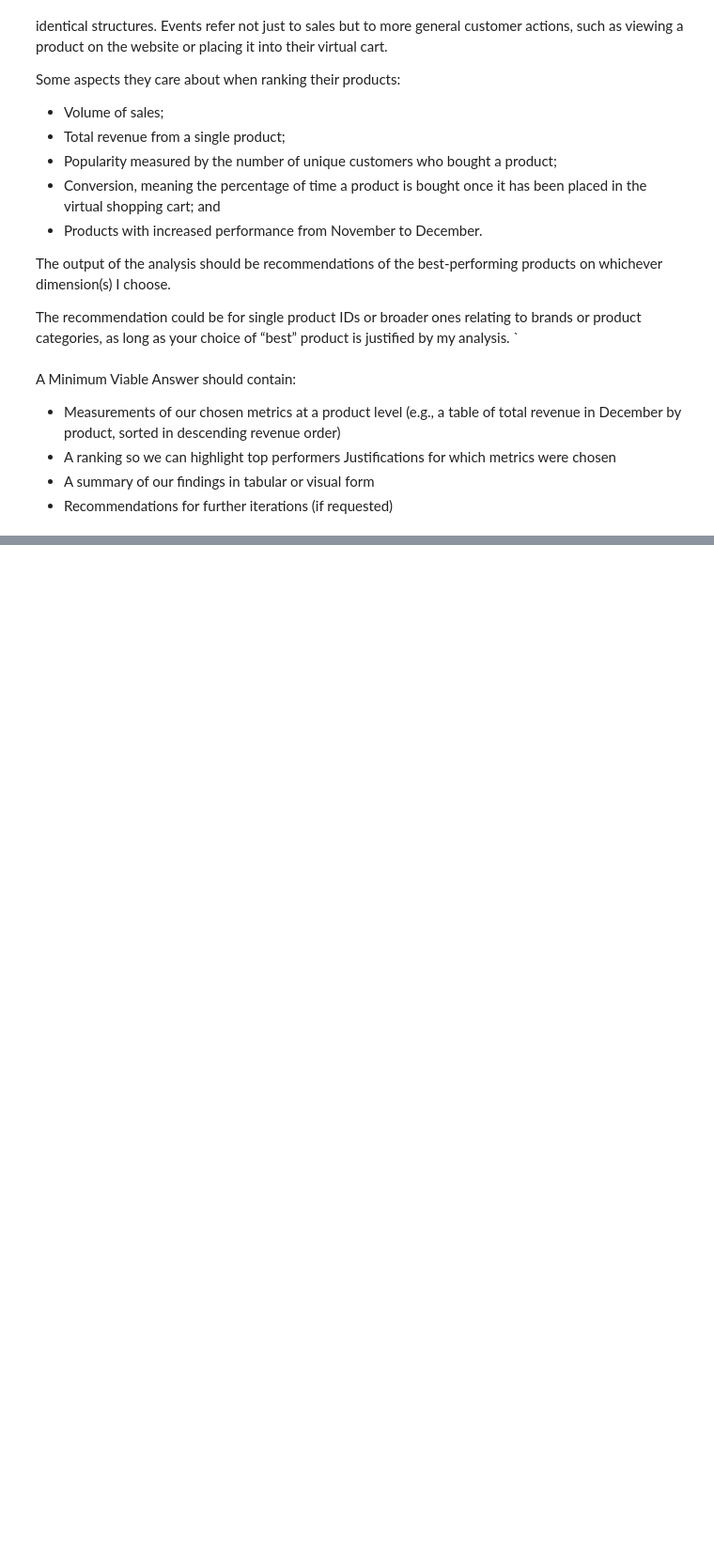
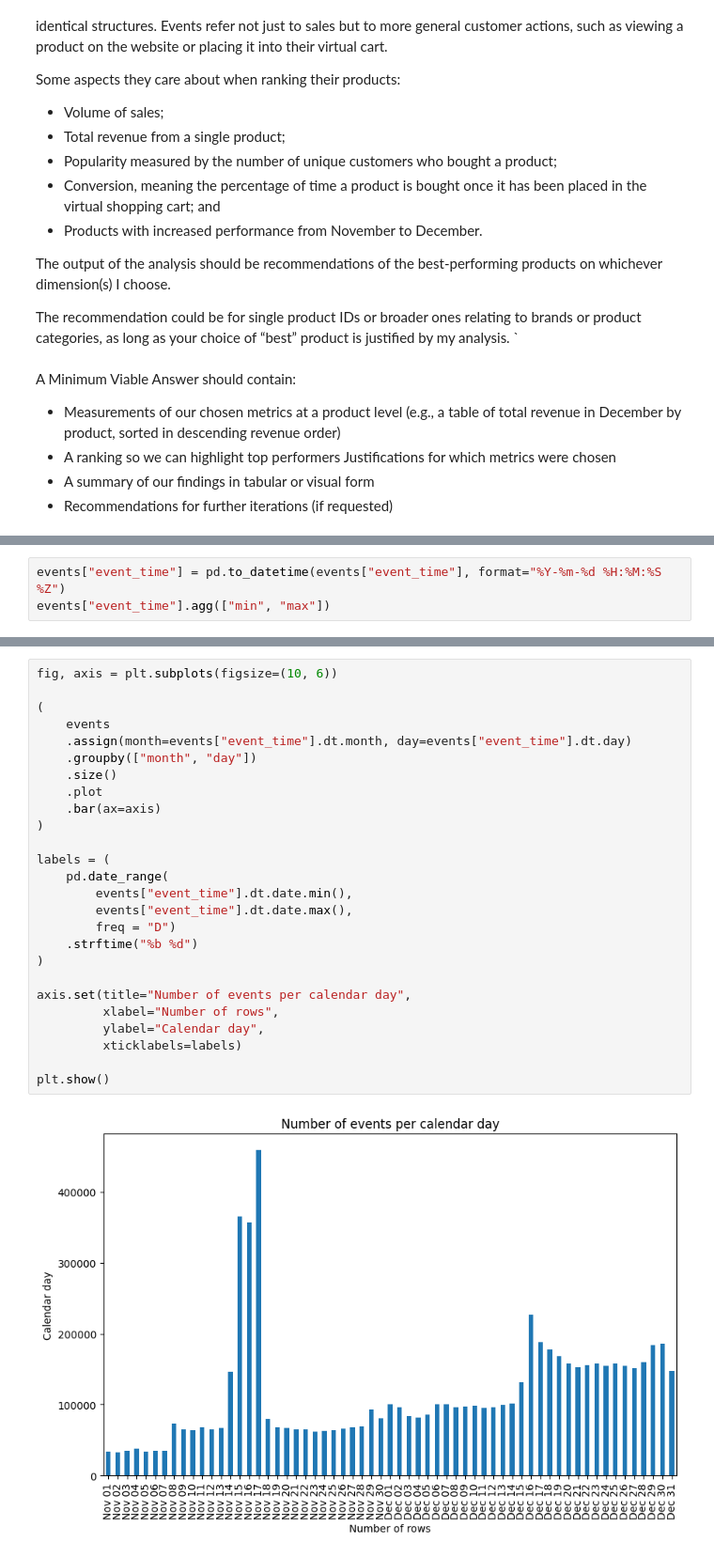
Before and after one commit to jeremysb1/data_analysis_projects, a Jupyter notebook: metrics.ipynb, the cells around one changed output, grey strips where cells are left out. Shown at 94% size. Saved outputs shown, nothing was run; the diff lists cells and outputs as text; blank space fills up the shorter version.

Commit message:
added plot of events/day

```diff
--- a/metrics.ipynb
+++ b/metrics.ipynb
@@ -40,0 +55,3 @@ print(events.shape)
+# %%
+events["event_time"] = pd.to_datetime(events["event_time"], format="%Y-%m-%d %H:%M:%S %Z")
+events["event_time"].agg(["min", "max"])
@@ -40,0 +76,28 @@ print(events.shape)
+# %%
+fig, axis = plt.subplots(figsize=(10, 6))
+
+(
+    events
+    .assign(month=events["event_time"].dt.month, day=events["event_time"].dt.day)
+    .groupby(["month", "day"])
+    .size()
+    .plot
+    .bar(ax=axis)
+)
+
+labels = (
+    pd.date_range(
+        events["event_time"].dt.date.min(),
+        events["event_time"].dt.date.max(),
+        freq = "D")
+    .strftime("%b %d")
+)
+
+axis.set(title="Number of events per calendar day",
+         xlabel="Number of rows",
+         ylabel="Calendar day",
+         xticklabels=labels)
+
+plt.show()
+# %% [output]
+[figure, added]
```
Also changed, not shown: parts of 4 cells of this notebook.
